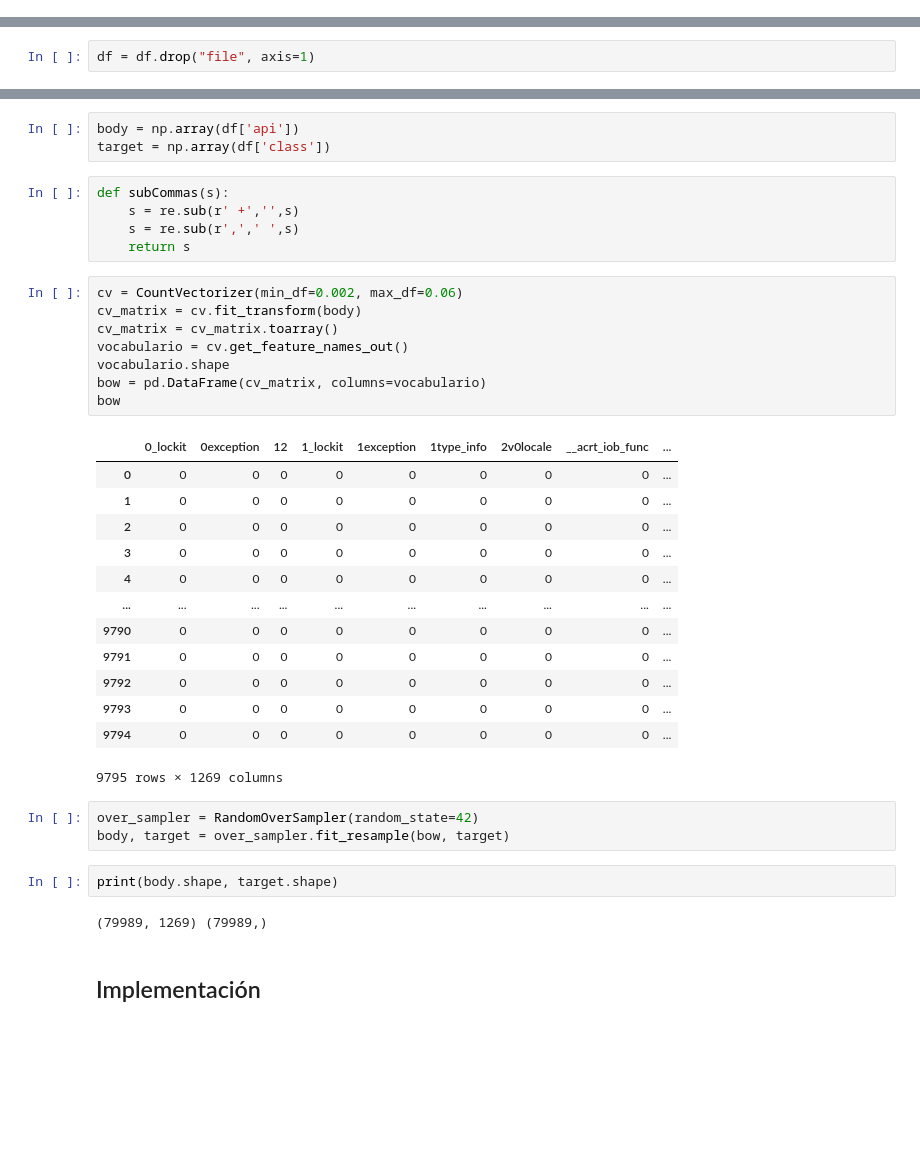
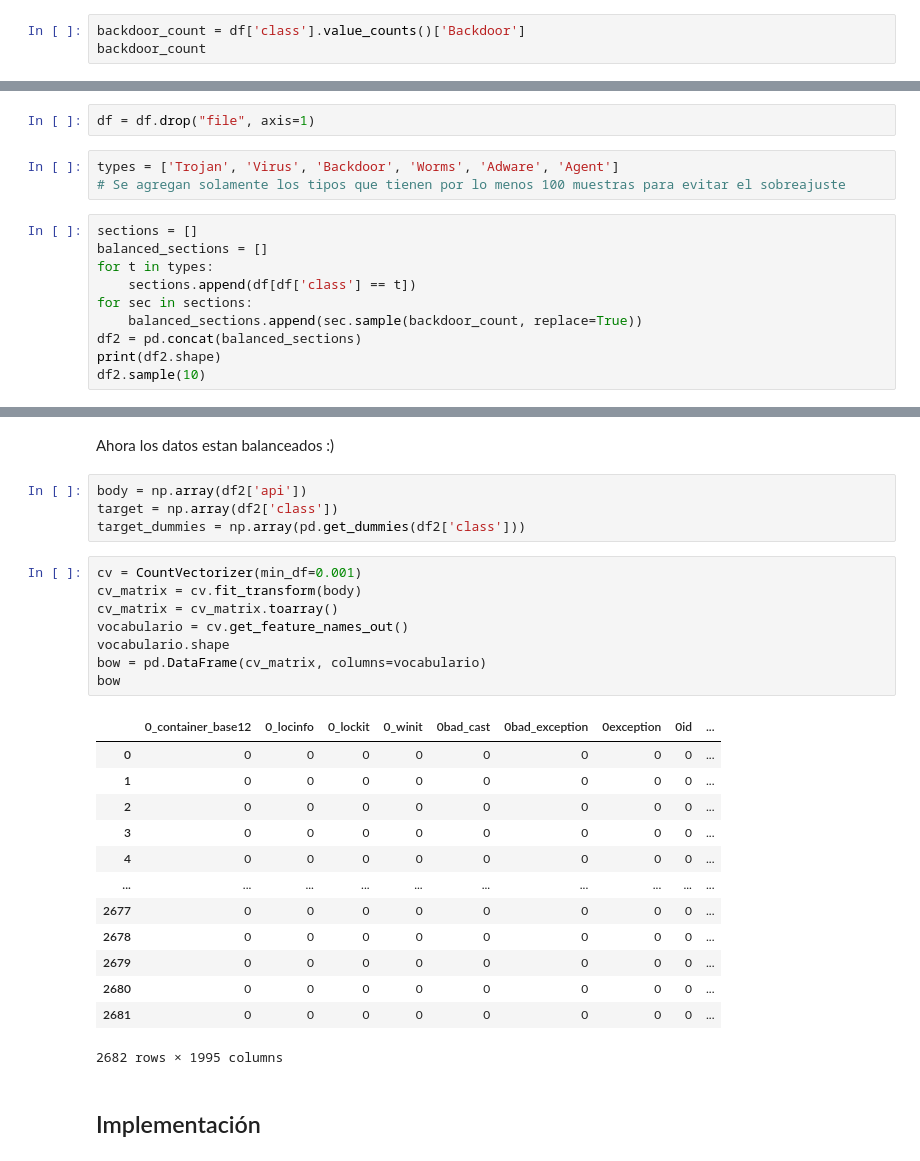
Before and after one commit to sebas411/Lab3-Security-Data-Science, a Jupyter notebook: Lab 3.ipynb, the cells around one changed output, grey strips where cells are left out. Drawn from its saved outputs; the diff is of its cells as text; blank space fills up the shorter version.

```diff
--- a/Lab 3.ipynb
+++ b/Lab 3.ipynb
@@ -45,3 +44,6 @@ Keylogger        1
 Name: class, dtype: int64
 <AxesSubplot: >
 [figure]
+# %%
+backdoor_count = df['class'].value_counts()['Backdoor']
+backdoor_count
@@ -51,3 +55,16 @@ Como se puede observar, los datos no estan balanceados ya que hay muchos mas tro
 ## Preprocesamiento
 # %%
 df = df.drop("file", axis=1)
+# %%
+types = ['Trojan', 'Virus', 'Backdoor', 'Worms', 'Adware', 'Agent']
+# Se agregan solamente los tipos que tienen por lo menos 100 muestras para evitar el sobreajuste
+# %%
+sections = []
+balanced_sections = []
+for t in types:
+    sections.append(df[df['class'] == t])
+for sec in sections:
+    balanced_sections.append(sec.sample(backdoor_count, replace=True))
+df2 = pd.concat(balanced_sections)
+print(df2.shape)
+df2.sample(10)
@@ -54,40 +97,31 @@ df = df.drop("file", axis=1)
+# %% [markdown]
+Ahora los datos estan balanceados :)
 # %%
-body = np.array(df['api'])
-target = np.array(df['class'])
+body = np.array(df2['api'])
+target = np.array(df2['class'])
+target_dummies = np.array(pd.get_dummies(df2['class']))
-# %%
-def subCommas(s):
-    s = re.sub(r' +','',s)
-    s = re.sub(r',',' ',s)
-    return s
 # %%
-cv = CountVectorizer(min_df=0.002, max_df=0.06)
+cv = CountVectorizer(min_df=0.001)
 cv_matrix = cv.fit_transform(body)
 cv_matrix = cv_matrix.toarray()
 vocabulario = cv.get_feature_names_out()
 vocabulario.shape
 bow = pd.DataFrame(cv_matrix, columns=vocabulario)
 bow
 # %% [output]
-|  | 0_lockit | 0exception | 12 | 1_lockit | 1exception | 1type_info | 2v0locale | __acrt_iob_func | ... |
+|  | 0_container_base12 | 0_locinfo | 0_lockit | 0_winit | 0bad_cast | 0bad_exception | 0exception | 0id | ... |
 | 0 | 0 | 0 | 0 | 0 | 0 | 0 | 0 | 0 | ... |
 | 1 | 0 | 0 | 0 | 0 | 0 | 0 | 0 | 0 | ... |
 | 2 | 0 | 0 | 0 | 0 | 0 | 0 | 0 | 0 | ... |
 | 3 | 0 | 0 | 0 | 0 | 0 | 0 | 0 | 0 | ... |
 | 4 | 0 | 0 | 0 | 0 | 0 | 0 | 0 | 0 | ... |
 | ... | ... | ... | ... | ... | ... | ... | ... | ... | ... |
-| 9790 | 0 | 0 | 0 | 0 | 0 | 0 | 0 | 0 | ... |
-| 9791 | 0 | 0 | 0 | 0 | 0 | 0 | 0 | 0 | ... |
-| 9792 | 0 | 0 | 0 | 0 | 0 | 0 | 0 | 0 | ... |
-| 9793 | 0 | 0 | 0 | 0 | 0 | 0 | 0 | 0 | ... |
-| 9794 | 0 | 0 | 0 | 0 | 0 | 0 | 0 | 0 | ... |
+| 2677 | 0 | 0 | 0 | 0 | 0 | 0 | 0 | 0 | ... |
+| 2678 | 0 | 0 | 0 | 0 | 0 | 0 | 0 | 0 | ... |
+| 2679 | 0 | 0 | 0 | 0 | 0 | 0 | 0 | 0 | ... |
+| 2680 | 0 | 0 | 0 | 0 | 0 | 0 | 0 | 0 | ... |
+| 2681 | 0 | 0 | 0 | 0 | 0 | 0 | 0 | 0 | ... |
-9795 rows × 1269 columns
+2682 rows × 1995 columns
-# %%
-over_sampler = RandomOverSampler(random_state=42)
-body, target = over_sampler.fit_resample(bow, target)
-# %%
-print(body.shape, target.shape)
-# %% [output]
-(79989, 1269) (79989,)
 # %% [markdown]
 ## Implementación
 # %%
```
Also changed, not shown: parts of 19 cells of this notebook.
